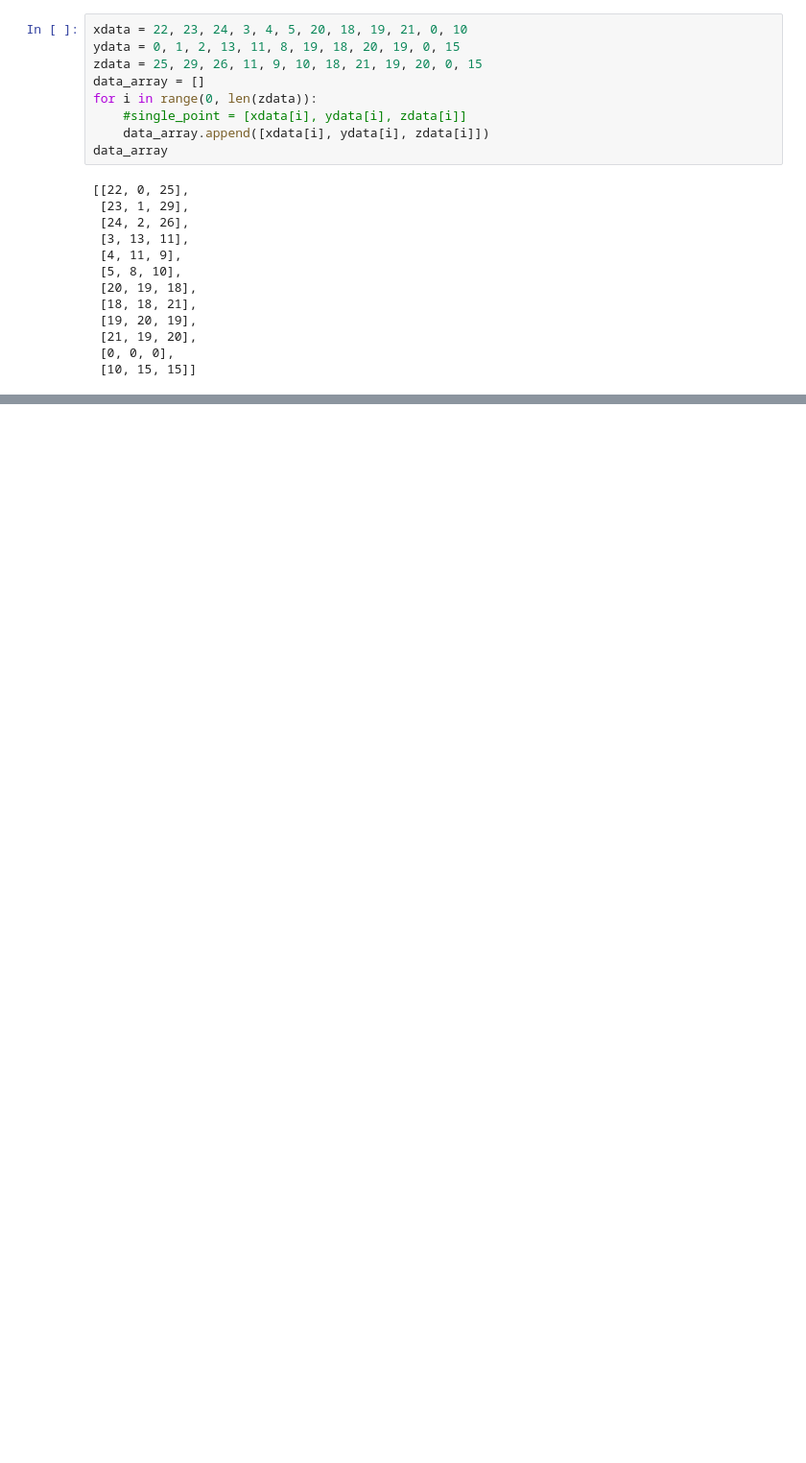
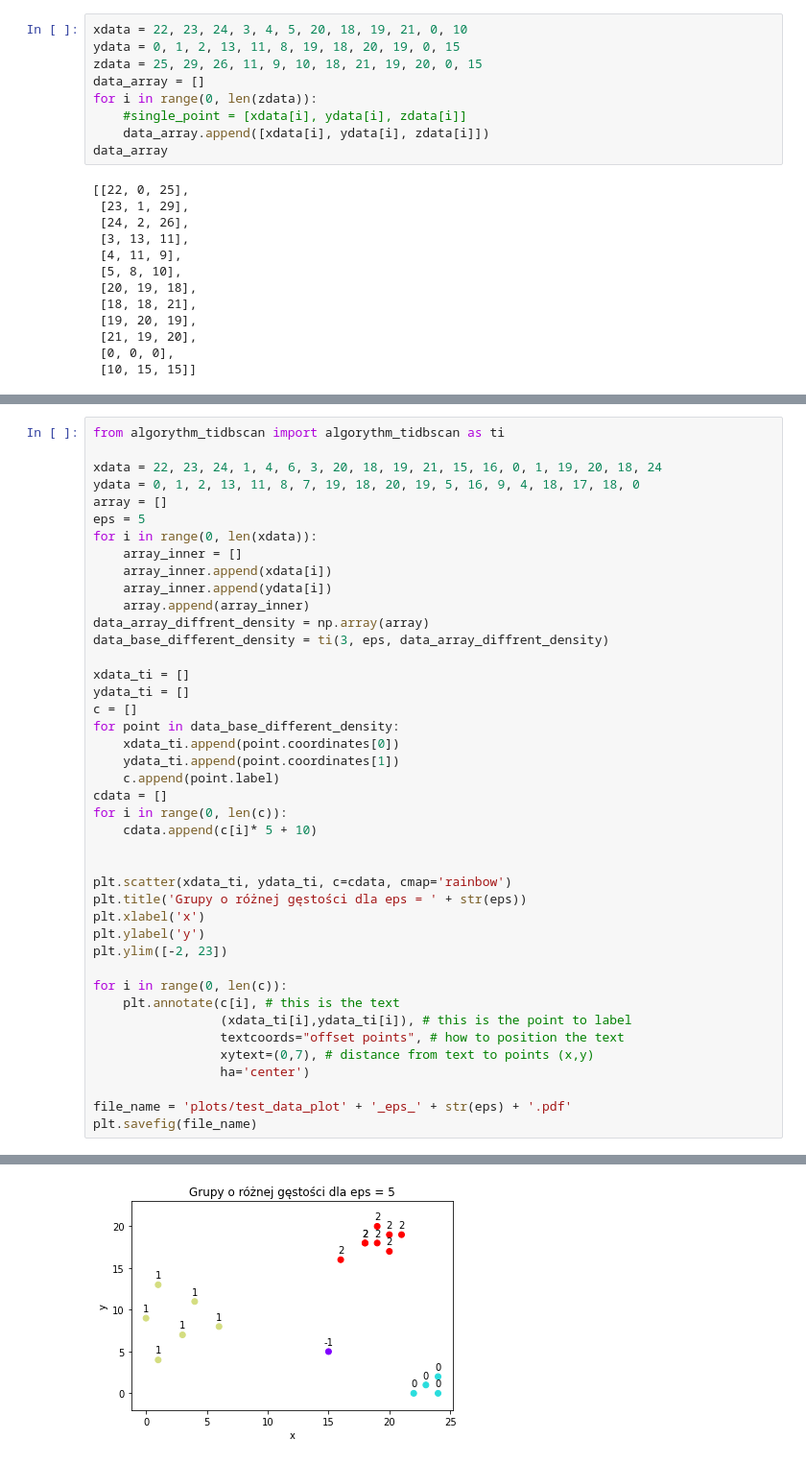
Before and after one commit to egi-megi/TIDBSCAN, a Jupyter notebook: plots.ipynb, the cells around one changed output, grey strips where cells are left out. Shown at 96% size. Cells and saved outputs as stored; diff of their text form; blank space fills up the shorter version.

```diff
--- a/plots.ipynb
+++ b/plots.ipynb
@@ -69,0 +114,43 @@ data_array
+# %%
+from algorythm_tidbscan import algorythm_tidbscan as ti
+
+xdata = 22, 23, 24, 1, 4, 6, 3, 20, 18, 19, 21, 15, 16, 0, 1, 19, 20, 18, 24
+ydata = 0, 1, 2, 13, 11, 8, 7, 19, 18, 20, 19, 5, 16, 9, 4, 18, 17, 18, 0
+array = []
+eps = 5
+for i in range(0, len(xdata)):
+    array_inner = []
+    array_inner.append(xdata[i])
+    array_inner.append(ydata[i])
+    array.append(array_inner)
+data_array_diffrent_density = np.array(array)
+data_base_different_density = ti(3, eps, data_array_diffrent_density)
+
+xdata_ti = []
+ydata_ti = []
+c = []
+for point in data_base_different_density:
+    xdata_ti.append(point.coordinates[0])
+    ydata_ti.append(point.coordinates[1])
+    c.append(point.label)
+cdata = []
+for i in range(0, len(c)):
+    cdata.append(c[i]* 5 + 10)
+
+
+plt.scatter(xdata_ti, ydata_ti, c=cdata, cmap='rainbow')
+plt.title('Grupy o różnej gęstości dla eps = ' + str(eps))
+plt.xlabel('x')
+plt.ylabel('y')
+plt.ylim([-2, 23])
+
+for i in range(0, len(c)):
+    plt.annotate(c[i], # this is the text
+                 (xdata_ti[i],ydata_ti[i]), # this is the point to label
+                 textcoords="offset points", # how to position the text
+                 xytext=(0,7), # distance from text to points (x,y)
+                 ha='center')
+
+file_name = 'plots/test_data_plot' + '_eps_' + str(eps) + '.pdf'
+plt.savefig(file_name)
+# %% [output]
@@ -69,0 +174 @@ data_array
+[figure, added]
```
Also changed, not shown: parts of 5 cells of this notebook, 2 other files.
